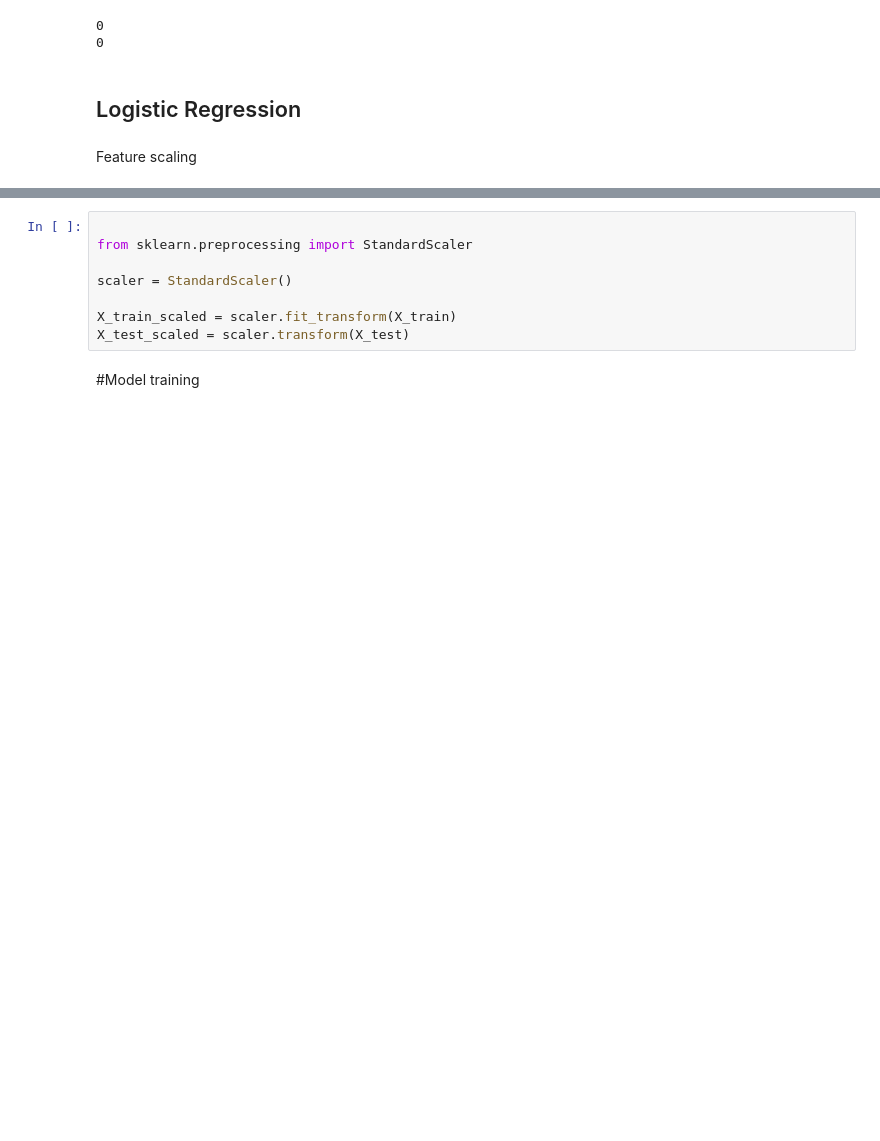
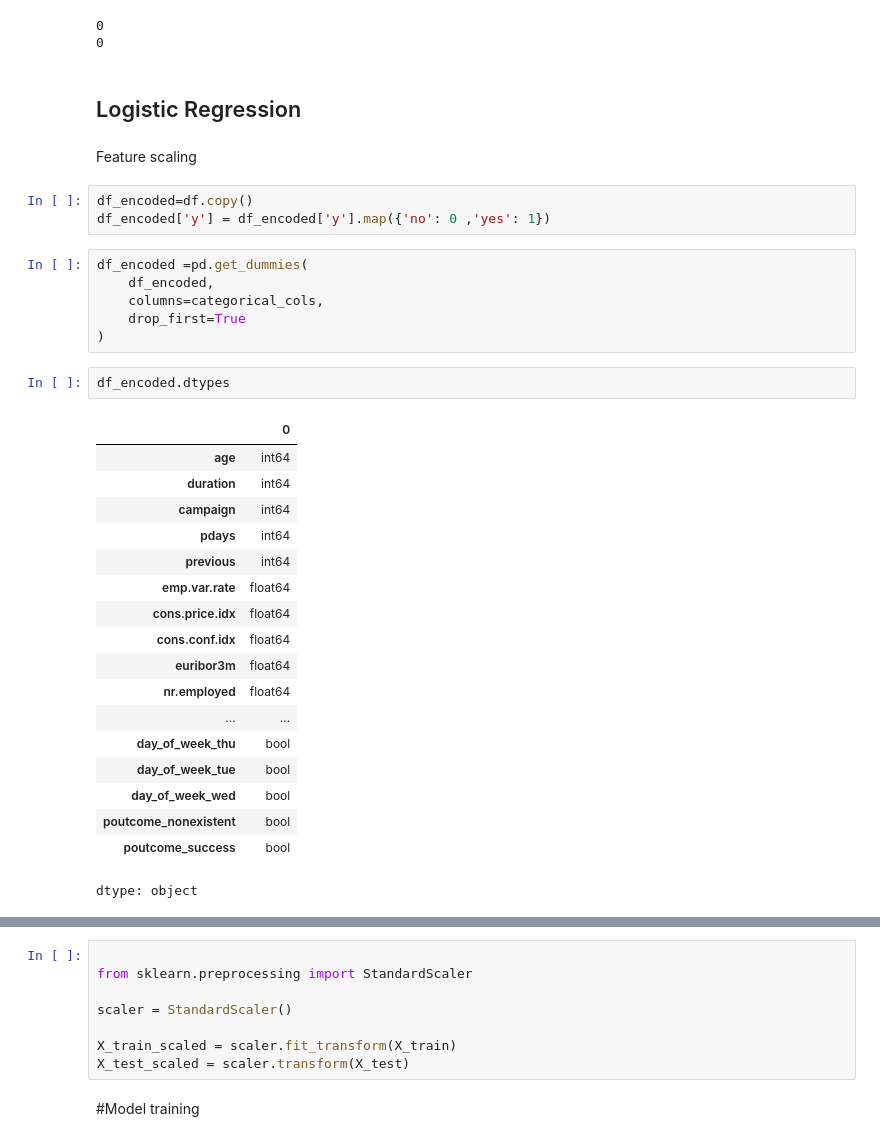
Before and after one commit to Prernakishore/Prernakishore, a Jupyter notebook: Advance_bank_term_deposit.ipynb, the cells around one changed output, grey strips where cells are left out. Cells and saved outputs as stored; diff of their text form; blank space fills up the shorter version.

```diff
--- a/Advance_bank_term_deposit.ipynb
+++ b/Advance_bank_term_deposit.ipynb
@@ -647,3 +649,33 @@ print(X_test.isnull().sum().sum())
 ## Logistic Regression
 # %% [markdown]
 Feature scaling
+# %%
+df_encoded=df.copy()
+df_encoded['y'] = df_encoded['y'].map({'no': 0 ,'yes': 1})
+# %%
+df_encoded =pd.get_dummies(
+    df_encoded,
+    columns=categorical_cols,
+    drop_first=True
+)
+# %%
+df_encoded.dtypes
+# %% [output]
+|  | 0 |
+| age | int64 |
+| duration | int64 |
+| campaign | int64 |
+| pdays | int64 |
+| previous | int64 |
+| emp.var.rate | float64 |
+| cons.price.idx | float64 |
+| cons.conf.idx | float64 |
+| euribor3m | float64 |
+| nr.employed | float64 |
+| ... | ... |
+| day_of_week_thu | bool |
+| day_of_week_tue | bool |
+| day_of_week_wed | bool |
+| poutcome_nonexistent | bool |
+| poutcome_success | bool |
+dtype: object
```
Also changed, not shown: parts of 19 cells of this notebook.
